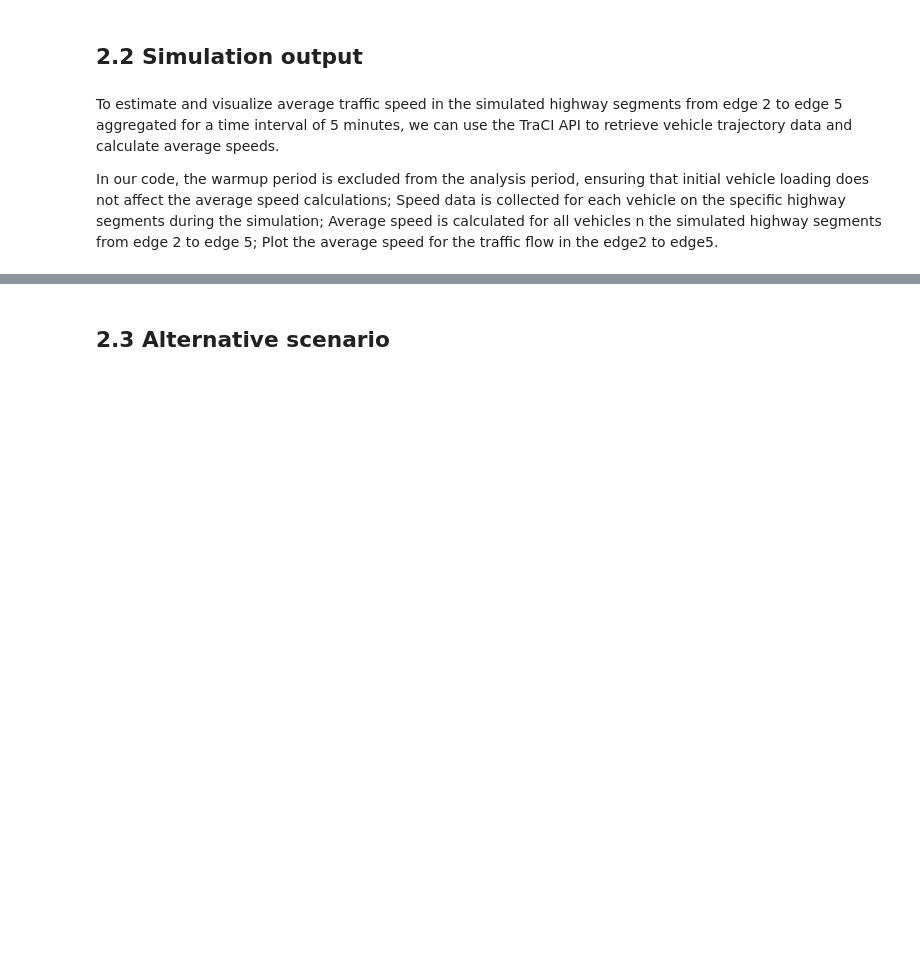
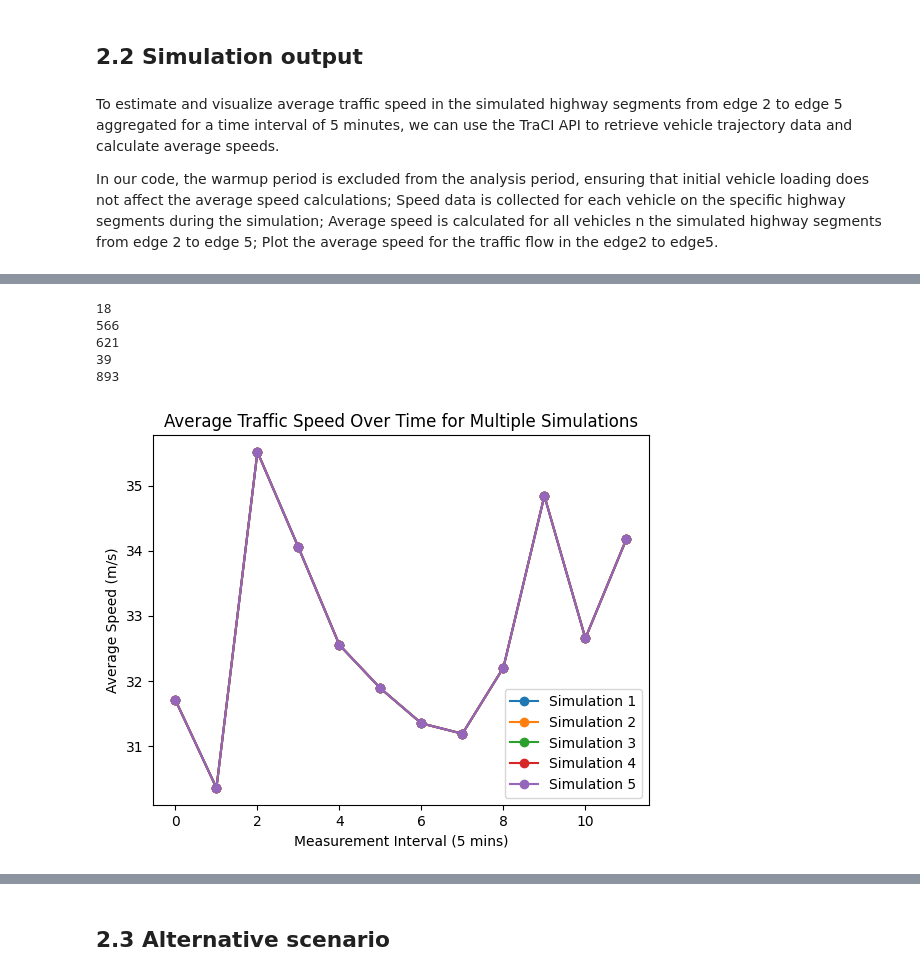
Before and after one commit to Ssactl/AH2174_HT23_Traffic-Simulation-Modelling-and-Applications, a Jupyter notebook: project1_section2/AH2174_2023_project1_Section2.ipynb, the cells around one changed output, grey strips where cells are left out. Cells and saved outputs as stored; diff of their text form; code cells hidden in the pictures; blank space fills up the shorter version.

```diff
--- a/project1_section2/AH2174_2023_project1_Section2.ipynb
+++ b/project1_section2/AH2174_2023_project1_Section2.ipynb
@@ -43,8 +44,8 @@ After generating the vehicles by python, we write them to the xml file called AH
 # Write arrivals to a file (e.g., sumo_test.arr.xml)
 with open('AH2174_2023_project1_section2.rou.xml', 'w') as f:
     f.write('<routes>\n')
-    f.write('<vType accel="2.5" decel="5.0" id="Car" length="5.0" maxSpeed="40" sigma="0.0"/>\n')
-    f.write('<vType accel="1.5" decel="4.0" id="Bus" length="18.0" maxSpeed="25" sigma="0.0"/>\n')
+    f.write('<vType accel="2.5" decel="5.0" id="Car" length="5.0" maxSpeed="40" sigma="0.0" carFollowModel="IDM"/>\n')
+    f.write('<vType accel="1.5" decel="4.0" id="Bus" length="18.0" maxSpeed="25" sigma="0.0" carFollowModel="IDM" />\n')
     f.write('<route id="r1" edges="edge1 edge2 edge3 edge4 edge5"/>\n')
 
     depart_time=0
@@ -158,0 +150,38 @@ SUMO simulation finished!
+# %%
+# Number of simulation runs
+num_simulations = 5
+
+# Store the results of each simulation
+all_simulation_results = []
+
+# Specify the network file based on the scenario you want to run
+network_file = f"AH2174_2023_project1_section2.net.xml"
+
+# Run multiple simulations with different random seeds
+for run in range(num_simulations):
+    # Choose a different random seed for each run
+    random_seed = np.random.randint(1, 1000)
+    print(random_seed)
+
+    # Run the simulation for the current random seed
+    simulation_results = run_simulation(network_file,random_seed)
+
+    # Append the results to the list
+    all_simulation_results.append(simulation_results)
+
+# Plot the results for each simulation run
+for i, simulation_results in enumerate(all_simulation_results):
+    plt.plot(simulation_results, marker='o', linestyle='-', label=f'Simulation {i + 1}')
+
+plt.title('Average Traffic Speed Over Time for Multiple Simulations')
+plt.xlabel('Measurement Interval (5 mins)')
+plt.ylabel('Average Speed (m/s)')
+plt.legend()
+plt.show()
+# %% [output]
+18
+566
+621
+39
+893
+[figure, added]
```
Also changed, not shown: parts of 11 cells of this notebook, 6 other files.
